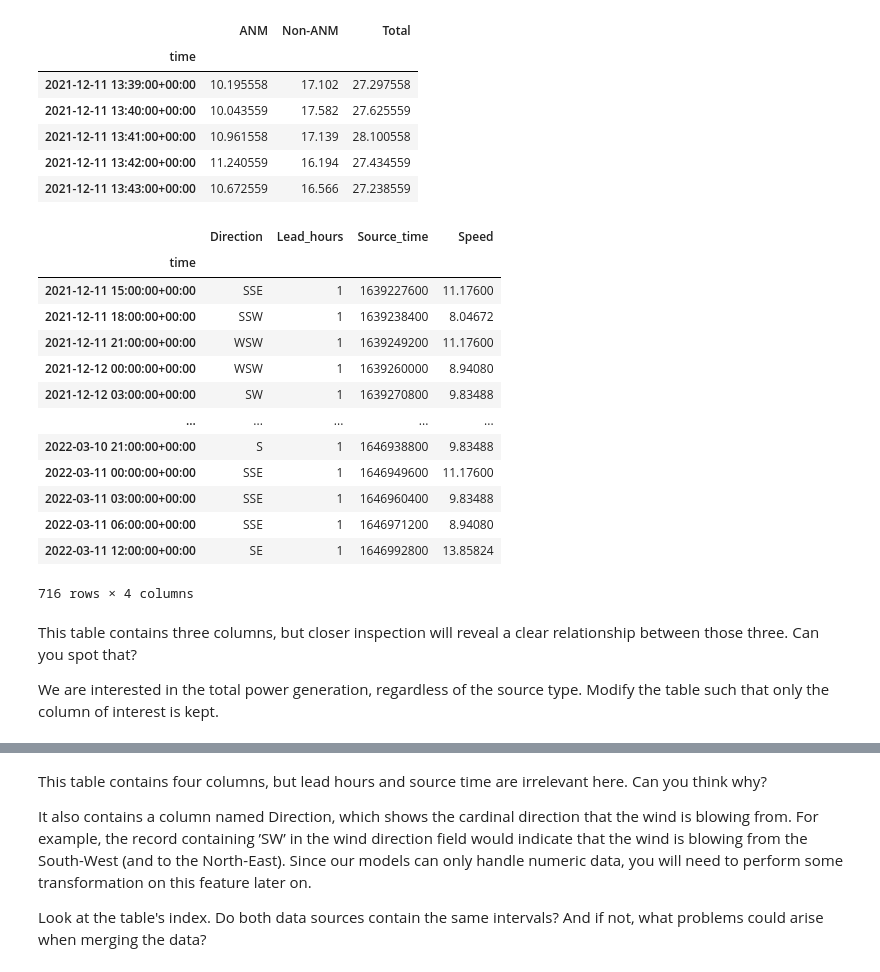
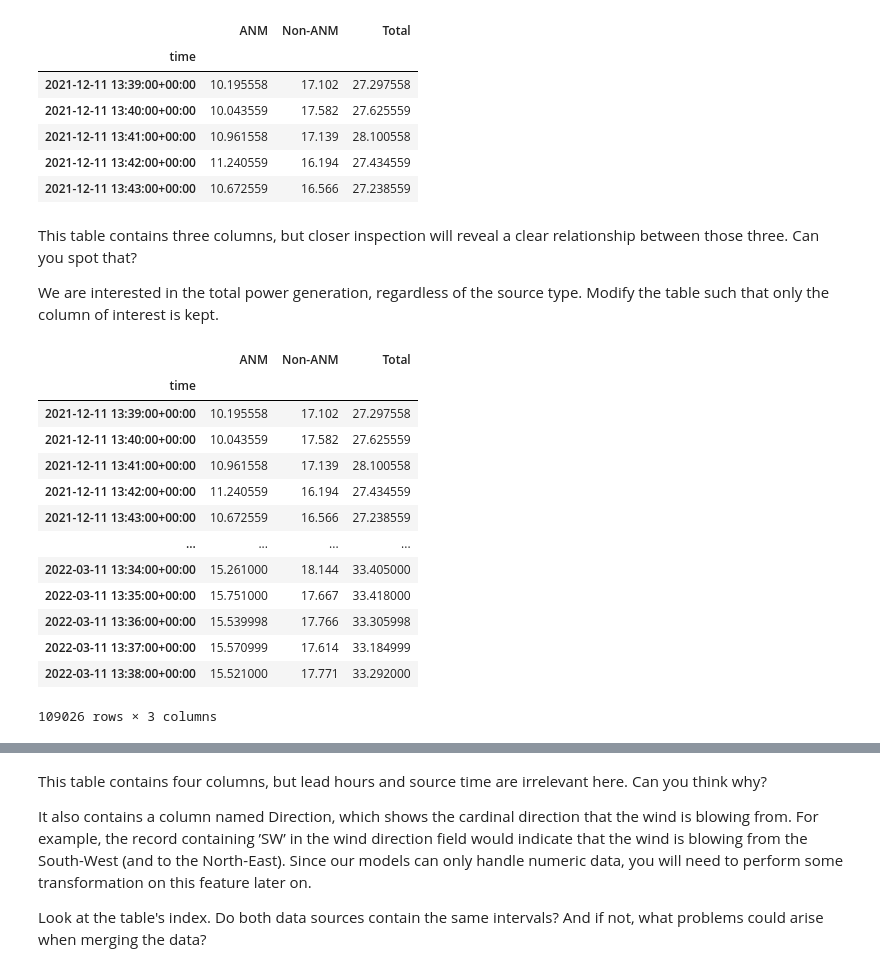
Before and after one commit to maribelpreite/orkney-wind-energy-forecasting, a Jupyter notebook: exploration.ipynb, the cells around one changed output, grey strips where cells are left out. Drawn from its saved outputs; the diff is of its cells as text; code cells hidden in the pictures.

```diff
--- a/exploration.ipynb
+++ b/exploration.ipynb
@@ -102,28 +102,28 @@ power_df.head()
 | 2021-12-11 13:41:00+00:00 | 10.961558 | 17.139 | 28.100558 |
 | 2021-12-11 13:42:00+00:00 | 11.240559 | 16.194 | 27.434559 |
 | 2021-12-11 13:43:00+00:00 | 10.672559 | 16.566 | 27.238559 |
-# %%
-wind_df
-# %% [output]
-|  | Direction | Lead_hours | Source_time | Speed |
-| time |  |  |  |  |
-| 2021-12-11 15:00:00+00:00 | SSE | 1 | 1639227600 | 11.17600 |
-| 2021-12-11 18:00:00+00:00 | SSW | 1 | 1639238400 | 8.04672 |
-| 2021-12-11 21:00:00+00:00 | WSW | 1 | 1639249200 | 11.17600 |
-| 2021-12-12 00:00:00+00:00 | WSW | 1 | 1639260000 | 8.94080 |
-| 2021-12-12 03:00:00+00:00 | SW | 1 | 1639270800 | 9.83488 |
-| ... | ... | ... | ... | ... |
-| 2022-03-10 21:00:00+00:00 | S | 1 | 1646938800 | 9.83488 |
-| 2022-03-11 00:00:00+00:00 | SSE | 1 | 1646949600 | 11.17600 |
-| 2022-03-11 03:00:00+00:00 | SSE | 1 | 1646960400 | 9.83488 |
-| 2022-03-11 06:00:00+00:00 | SSE | 1 | 1646971200 | 8.94080 |
-| 2022-03-11 12:00:00+00:00 | SE | 1 | 1646992800 | 13.85824 |
-716 rows × 4 columns
 # %% [markdown]
 This table contains three columns, but closer inspection will reveal a clear relationship between those three. Can you spot that?
 
 We are interested in the total power generation, regardless of the source type. Modify the table such that only the column of interest is kept.
 # %%
 ### TODO -> REMOVE UNNECESSARY COLUMNS ###
+# power_df = power_df.drop(columns=["ANM", "Non-ANM"])
+power_df
+# %% [output]
+|  | ANM | Non-ANM | Total |
+| time |  |  |  |
+| 2021-12-11 13:39:00+00:00 | 10.195558 | 17.102 | 27.297558 |
+| 2021-12-11 13:40:00+00:00 | 10.043559 | 17.582 | 27.625559 |
+| 2021-12-11 13:41:00+00:00 | 10.961558 | 17.139 | 28.100558 |
+| 2021-12-11 13:42:00+00:00 | 11.240559 | 16.194 | 27.434559 |
+| 2021-12-11 13:43:00+00:00 | 10.672559 | 16.566 | 27.238559 |
+| ... | ... | ... | ... |
+| 2022-03-11 13:34:00+00:00 | 15.261000 | 18.144 | 33.405000 |
+| 2022-03-11 13:35:00+00:00 | 15.751000 | 17.667 | 33.418000 |
+| 2022-03-11 13:36:00+00:00 | 15.539998 | 17.766 | 33.305998 |
+| 2022-03-11 13:37:00+00:00 | 15.570999 | 17.614 | 33.184999 |
+| 2022-03-11 13:38:00+00:00 | 15.521000 | 17.771 | 33.292000 |
+109026 rows × 3 columns
 # %%
 wind_df.head()
```
Also changed, not shown: parts of 8 cells of this notebook.
